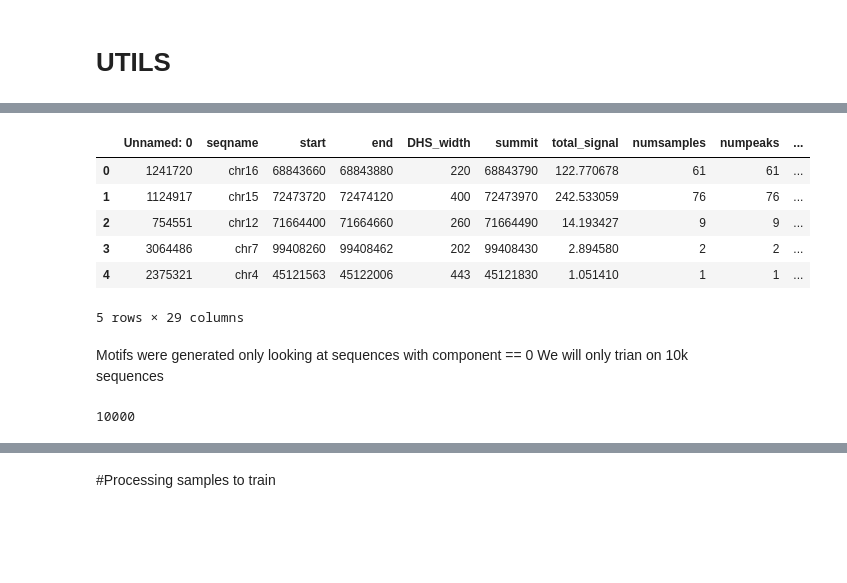
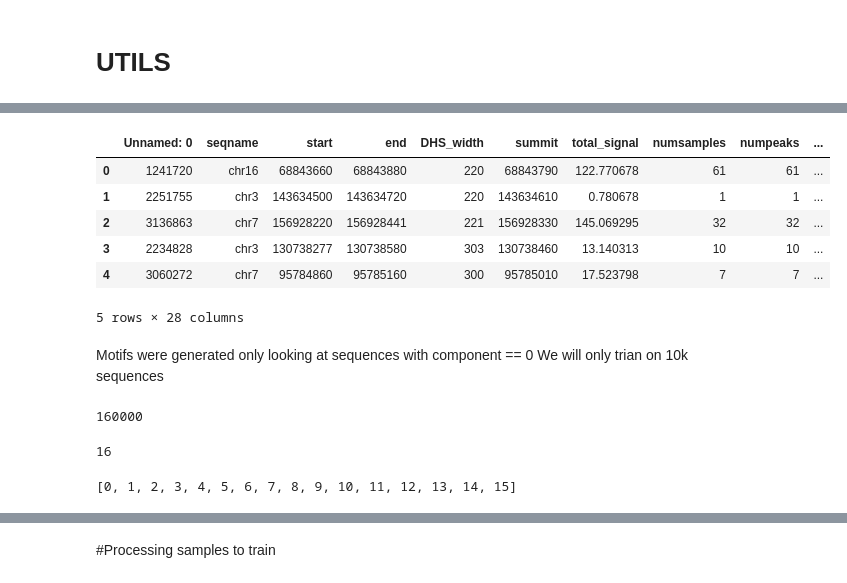
Before and after one commit to pinellolab/DNA-Diffusion, a Jupyter notebook: notebooks/Classifier_Free_Enhancer_UNET_bitdiffusion.ipynb, the cells around one changed output, grey strips where cells are left out. Saved outputs shown, nothing was run; the diff lists cells and outputs as text; code cells hidden in the pictures; blank space fills up the shorter version.

```diff
--- a/notebooks/Classifier_Free_Enhancer_UNET_bitdiffusion.ipynb
+++ b/notebooks/Classifier_Free_Enhancer_UNET_bitdiffusion.ipynb
@@ -96,18 +96,23 @@ Drive already mounted at /content/drive; to attempt to forcibly remount, call dr
 # %%
-df = pd.read_csv("drive/MyDrive/train_all_classifier_WM20220916_motifs.csv")
+df = pd.read_csv("drive/MyDrive/train_all_classifier_WM20220916.csv", sep="\t")
 df.head()
 # %% [output]
 |  | Unnamed: 0 | seqname | start | end | DHS_width | summit | total_signal | numsamples | numpeaks | ... |
 | 0 | 1241720 | chr16 | 68843660 | 68843880 | 220 | 68843790 | 122.770678 | 61 | 61 | ... |
-| 1 | 1124917 | chr15 | 72473720 | 72474120 | 400 | 72473970 | 242.533059 | 76 | 76 | ... |
-| 2 | 754551 | chr12 | 71664400 | 71664660 | 260 | 71664490 | 14.193427 | 9 | 9 | ... |
-| 3 | 3064486 | chr7 | 99408260 | 99408462 | 202 | 99408430 | 2.894580 | 2 | 2 | ... |
-| 4 | 2375321 | chr4 | 45121563 | 45122006 | 443 | 45121830 | 1.051410 | 1 | 1 | ... |
+| 1 | 2251755 | chr3 | 143634500 | 143634720 | 220 | 143634610 | 0.780678 | 1 | 1 | ... |
+| 2 | 3136863 | chr7 | 156928220 | 156928441 | 221 | 156928330 | 145.069295 | 32 | 32 | ... |
+| 3 | 2234828 | chr3 | 130738277 | 130738580 | 303 | 130738460 | 13.140313 | 10 | 10 | ... |
+| 4 | 3060272 | chr7 | 95784860 | 95785160 | 300 | 95785010 | 17.523798 | 7 | 7 | ... |
-5 rows × 29 columns
+5 rows × 28 columns
 # %% [markdown]
 Motifs were generated only looking at sequences with component == 0
 We will only trian on 10k sequences
 # %%
 len(df)
 # %% [output]
-10000
+160000
+# %%
+# 16 NMF cell types
+df.component.nunique()
+# %% [output]
+16
@@ -114 +121,5 @@ len(df)
+# %%
+cell_types
+# %% [output]
+[0, 1, 2, 3, 4, 5, 6, 7, 8, 9, 10, 11, 12, 13, 14, 15]
 # %%
```
Also changed, not shown: parts of 19 cells of this notebook.
